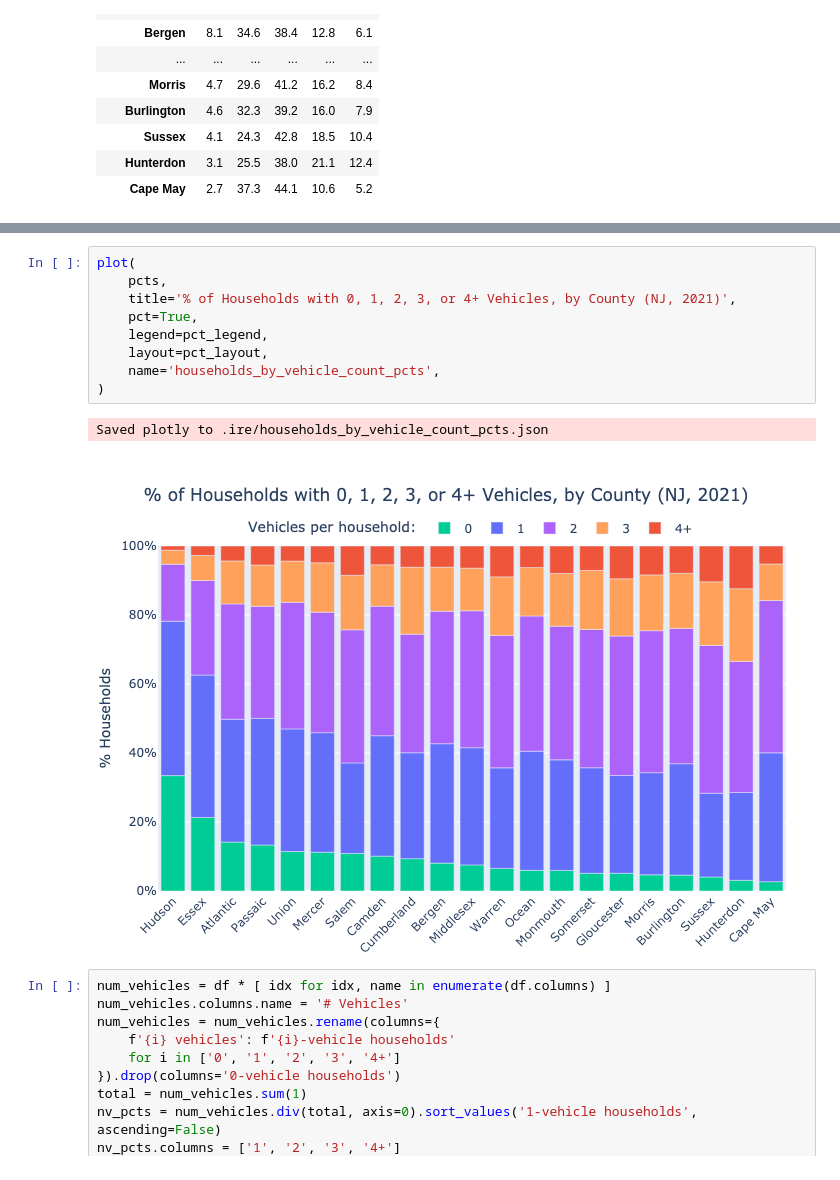
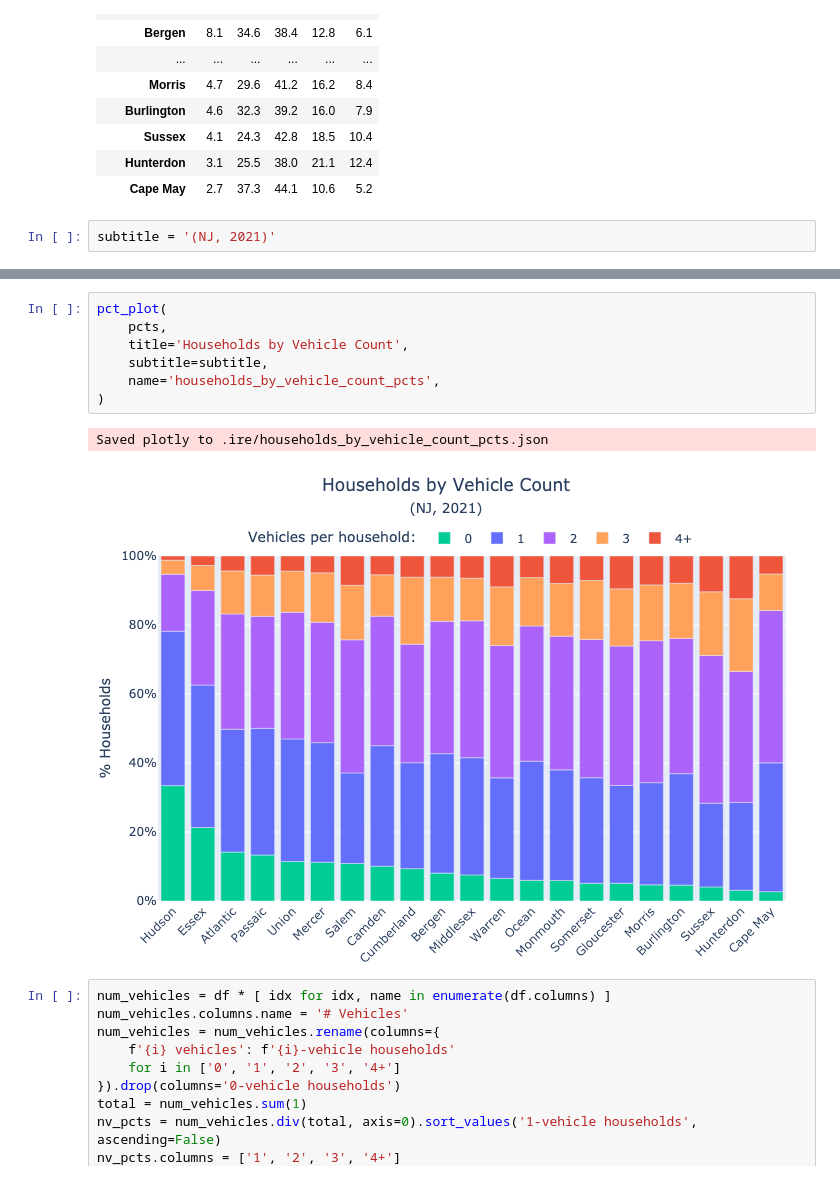
Before and after one commit to hudcostreets/household-vehicles, a Jupyter notebook: nj/household vehicle ownership.ipynb, the cells around one changed output, grey strips where cells are left out. Saved outputs shown, nothing was run; the diff lists cells and outputs as text.

```diff
--- a/nj/household vehicle ownership.ipynb
+++ b/nj/household vehicle ownership.ipynb
@@ -176,6 +115,8 @@ Saved parquet to .ire/hh_pct.parquet
 | Sussex | 4.1 | 24.3 | 42.8 | 18.5 | 10.4 |
 | Hunterdon | 3.1 | 25.5 | 38.0 | 21.1 | 12.4 |
 | Cape May | 2.7 | 37.3 | 44.1 | 10.6 | 5.2 |
+# %%
+subtitle = '(NJ, 2021)'
 # %%
 plot(
     df,
@@ -189,15 +132,13 @@ Saved plotly to .ire/households_by_vehicle_count.json
 # %%
-plot(
+pct_plot(
     pcts,
-    title='% of Households with 0, 1, 2, 3, or 4+ Vehicles, by County (NJ, 2021)',
-    pct=True,
-    legend=pct_legend,
-    layout=pct_layout,
+    title='Households by Vehicle Count',
+    subtitle=subtitle,
     name='households_by_vehicle_count_pcts',
 )
 # %% [output]
 Saved plotly to .ire/households_by_vehicle_count_pcts.json
-[figure, old version]
+[figure, new version]
 # %%
 num_vehicles = df * [ idx for idx, name in enumerate(df.columns) ]
 num_vehicles.columns.name = '# Vehicles'
```
Also changed, not shown: parts of 11 cells of this notebook, 24 other files.
